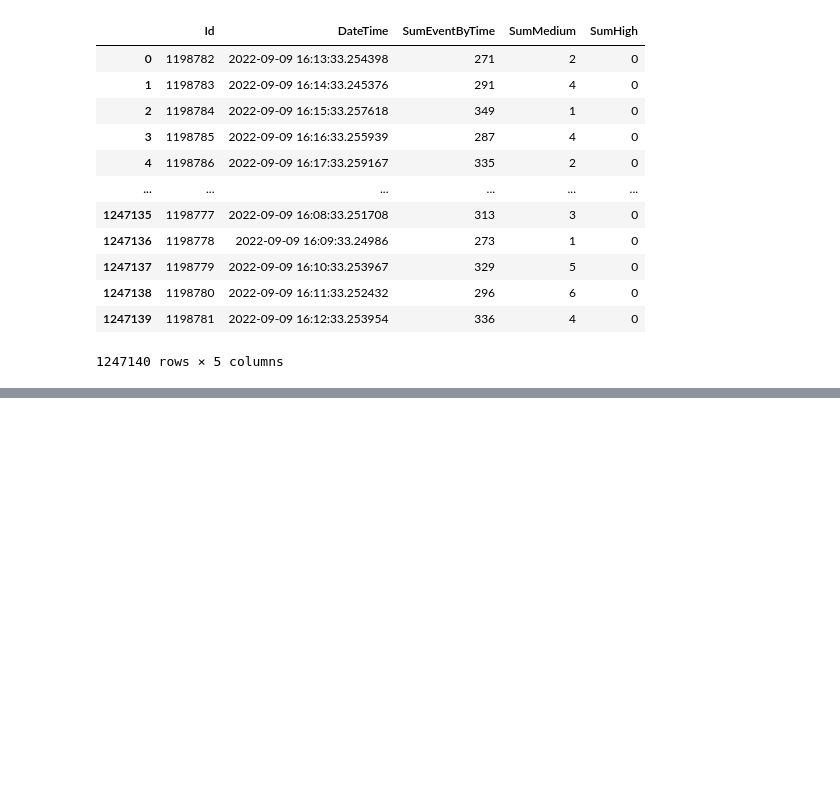
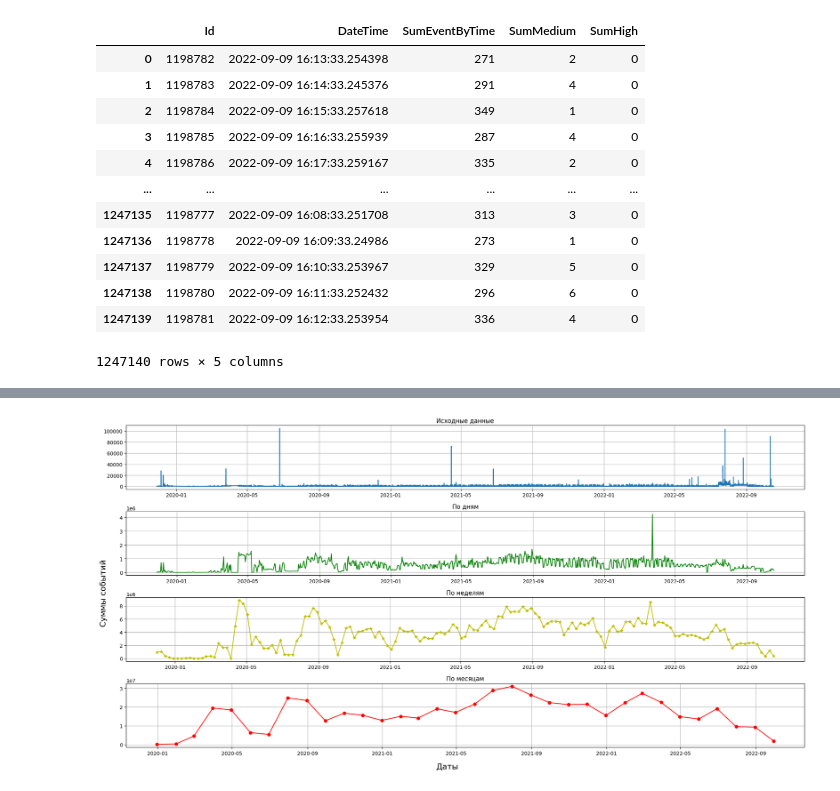
Before and after one commit to IHVH/EventsByTimes, a Jupyter notebook: GlayManNostradamus.ipynb, the cells around one changed output, grey strips where cells are left out. Cells and saved outputs as stored; diff of their text form; code cells hidden in the pictures; blank space fills up the shorter version.

```diff
--- a/GlayManNostradamus.ipynb
+++ b/GlayManNostradamus.ipynb
@@ -176,0 +157,20 @@ Index: []
+# %%
+#создаём DataFrame в котором содержатся суммы событий за месяц
+ds_months = pd.Series(pd.date_range("2019-12", "2022-10", freq="M", name="date"))
+
+
+df_months = pd.DataFrame(ds_months)
+df_months["sum"] = 0
+print(type(df_months))
+x_months = 0
+for item in df_months["date"]:
+    data2 = data_sorted[data_sorted['DateTime'].between(item, item + timedelta(30))]
+    #for i2 in data2["SumEventByTime"]:
+    #    if(i2 > 100):
+    #        i2 = 100
+
+    sum = data2["SumEventByTime"].sum()
+    df_months["sum"][x_months] = sum
+    x_months = x_months+1
+
+df_months
@@ -176,0 +200,37 @@ Index: []
+# %%
+#построим графики
+from ctypes import alignment
+
+
+fig = plt.figure(figsize=(20,10))
+
+plt.subplot(4, 1, 1)
+plt.plot(data_sorted["DateTime"],data_sorted["SumEventByTime"])
+plt.title('Исходные данные')
+plt.grid(True)
+
+plt.subplot(4, 1, 2)
+plt.plot(df_days["date"], df_days["sum"], "g")
+plt.title('По дням')
+plt.grid(True)
+
+plt.subplot(4, 1, 3)
+plt.plot(df_weeks["date"], df_weeks["sum"], "y-*")
+plt.title('По неделям')
+plt.grid(True)
+
+plt.subplot(4, 1, 4)
+plt.plot(df_months["date"], df_months["sum"], "r-o")
+plt.title('По месяцам')
+plt.grid(True)
+
+
+fig.supxlabel('Даты', fontsize=16)
+fig.supylabel('Суммы событий', fontsize=16)
+fig.tight_layout()
+
+
+
+plt.show()
+# %% [output]
+[figure, added]
```
Also changed, not shown: parts of 10 cells of this notebook.
